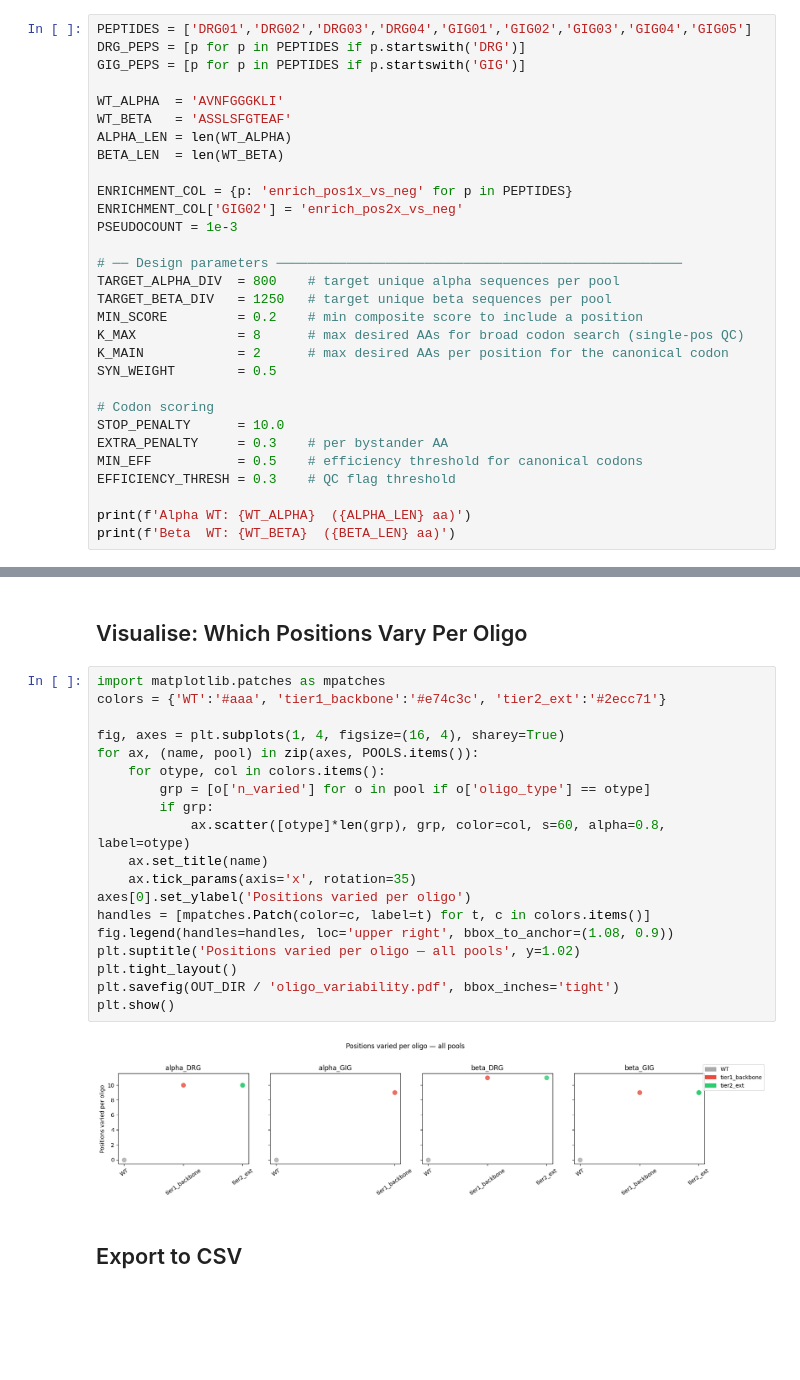
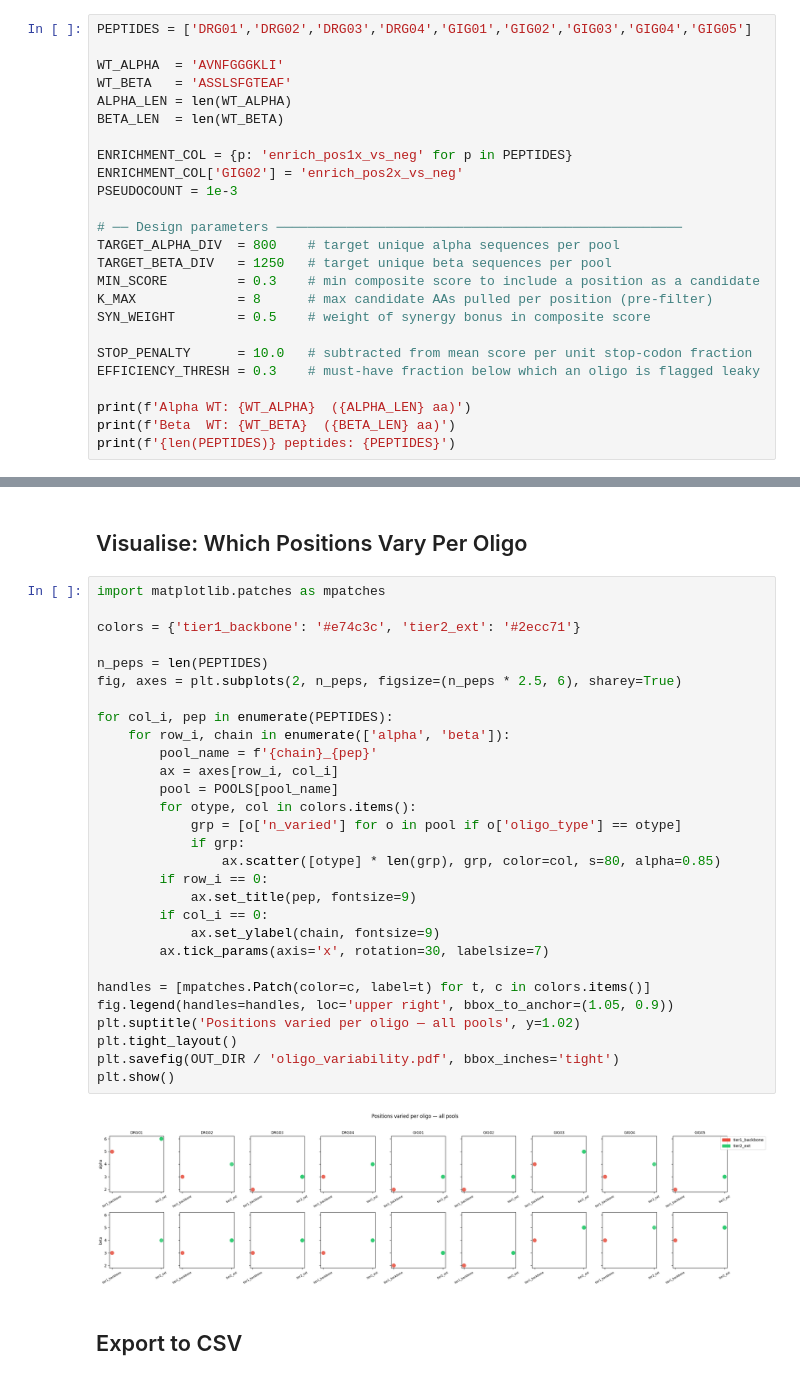
Before and after one commit to marluca95/NGS_pipeline, a Jupyter notebook: notebooks/abDMS_CDR3_splitchain_opool_design.ipynb, the cells around one changed output, grey strips where cells are left out. Drawn from its saved outputs; the diff is of its cells as text; blank space fills up the shorter version.

Commit message:
changed splitchain library design to per peptide

```diff
--- a/notebooks/abDMS_CDR3_splitchain_opool_design.ipynb
+++ b/notebooks/abDMS_CDR3_splitchain_opool_design.ipynb
@@ -42,8 +38,6 @@ print(f'Output: {OUT_DIR}')
 Output: /cluster/project/reddy/marluca/NGS_pipeline/notebooks/opool_designs
 # %%
 PEPTIDES = ['DRG01','DRG02','DRG03','DRG04','GIG01','GIG02','GIG03','GIG04','GIG05']
-DRG_PEPS = [p for p in PEPTIDES if p.startswith('DRG')]
-GIG_PEPS = [p for p in PEPTIDES if p.startswith('GIG')]
 
 WT_ALPHA  = 'AVNFGGGKLI'
 WT_BETA   = 'ASSLSFGTEAF'
@@ -57,19 +51,16 @@ PSEUDOCOUNT = 1e-3
 # ── Design parameters ────────────────────────────────────────────────────
 TARGET_ALPHA_DIV  = 800    # target unique alpha sequences per pool
 TARGET_BETA_DIV   = 1250   # target unique beta sequences per pool
-MIN_SCORE         = 0.2    # min composite score to include a position
-K_MAX             = 8      # max desired AAs for broad codon search (single-pos QC)
-K_MAIN            = 2      # max desired AAs per position for the canonical codon
-SYN_WEIGHT        = 0.5
+MIN_SCORE         = 0.3    # min composite score to include a position as a candidate
+K_MAX             = 8      # max candidate AAs pulled per position (pre-filter)
+SYN_WEIGHT        = 0.5    # weight of synergy bonus in composite score
 
-# Codon scoring
-STOP_PENALTY      = 10.0
-EXTRA_PENALTY     = 0.3    # per bystander AA
-MIN_EFF           = 0.5    # efficiency threshold for canonical codons
-EFFICIENCY_THRESH = 0.3    # QC flag threshold
+STOP_PENALTY      = 10.0   # subtracted from mean score per unit stop-codon fraction
+EFFICIENCY_THRESH = 0.3    # must-have fraction below which an oligo is flagged leaky
 
 print(f'Alpha WT: {WT_ALPHA}  ({ALPHA_LEN} aa)')
 print(f'Beta  WT: {WT_BETA}  ({BETA_LEN} aa)')
+print(f'{len(PEPTIDES)} peptides: {PEPTIDES}')
 # %% [output]
 Alpha WT: AVNFGGGKLI  (10 aa)
 Beta  WT: ASSLSFGTEAF  (11 aa)
@@ -582,25 +504,35 @@ GIG: 256 alpha x 1,664 beta = 425,984  OK
 ## Visualise: Which Positions Vary Per Oligo
 # %%
 import matplotlib.patches as mpatches
-colors = {'WT':'#aaa', 'tier1_backbone':'#e74c3c', 'tier2_ext':'#2ecc71'}
 
-fig, axes = plt.subplots(1, 4, figsize=(16, 4), sharey=True)
-for ax, (name, pool) in zip(axes, POOLS.items()):
-    for otype, col in colors.items():
-        grp = [o['n_varied'] for o in pool if o['oligo_type'] == otype]
-        if grp:
-            ax.scatter([otype]*len(grp), grp, color=col, s=60, alpha=0.8, label=otype)
-    ax.set_title(name)
-    ax.tick_params(axis='x', rotation=35)
-axes[0].set_ylabel('Positions varied per oligo')
+colors = {'tier1_backbone': '#e74c3c', 'tier2_ext': '#2ecc71'}
+
+n_peps = len(PEPTIDES)
+fig, axes = plt.subplots(2, n_peps, figsize=(n_peps * 2.5, 6), sharey=True)
+
+for col_i, pep in enumerate(PEPTIDES):
+    for row_i, chain in enumerate(['alpha', 'beta']):
+        pool_name = f'{chain}_{pep}'
+        ax = axes[row_i, col_i]
+        pool = POOLS[pool_name]
+        for otype, col in colors.items():
+            grp = [o['n_varied'] for o in pool if o['oligo_type'] == otype]
+            if grp:
+                ax.scatter([otype] * len(grp), grp, color=col, s=80, alpha=0.85)
+        if row_i == 0:
+            ax.set_title(pep, fontsize=9)
+        if col_i == 0:
+            ax.set_ylabel(chain, fontsize=9)
+        ax.tick_params(axis='x', rotation=30, labelsize=7)
+
 handles = [mpatches.Patch(color=c, label=t) for t, c in colors.items()]
-fig.legend(handles=handles, loc='upper right', bbox_to_anchor=(1.08, 0.9))
+fig.legend(handles=handles, loc='upper right', bbox_to_anchor=(1.05, 0.9))
 plt.suptitle('Positions varied per oligo — all pools', y=1.02)
 plt.tight_layout()
 plt.savefig(OUT_DIR / 'oligo_variability.pdf', bbox_inches='tight')
 plt.show()
 # %% [output]
-[figure, old version]
+[figure, new version]
 # %% [markdown]
 ## Export to CSV
 # %%
```
Also changed, not shown: parts of 16 cells of this notebook, 1 other file.
